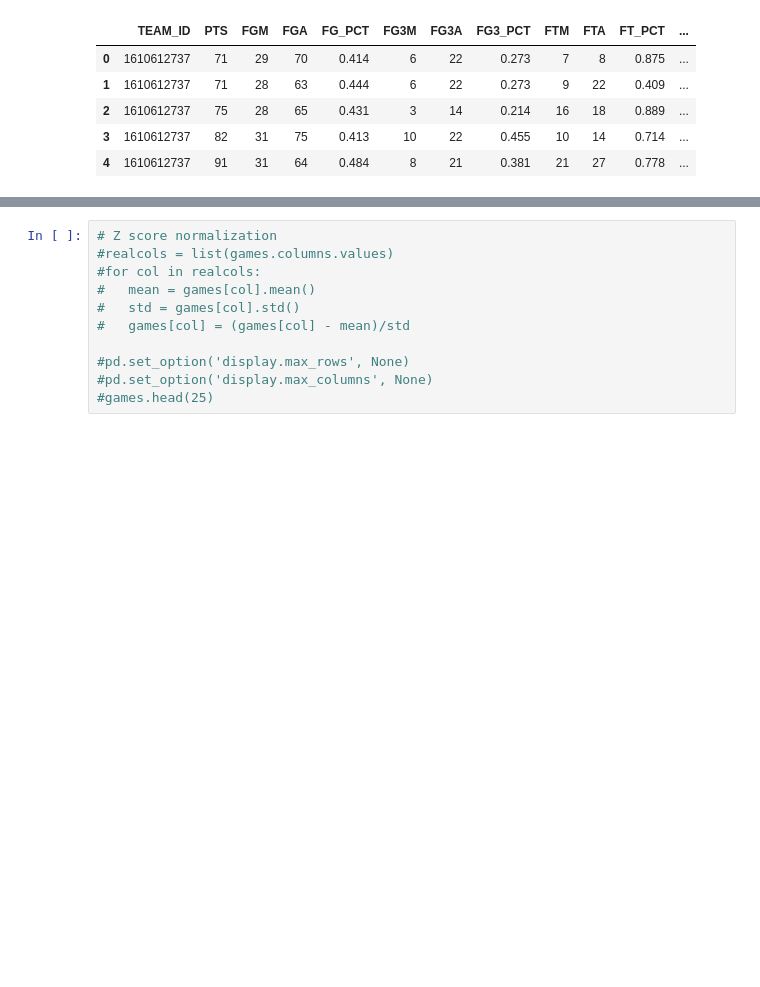
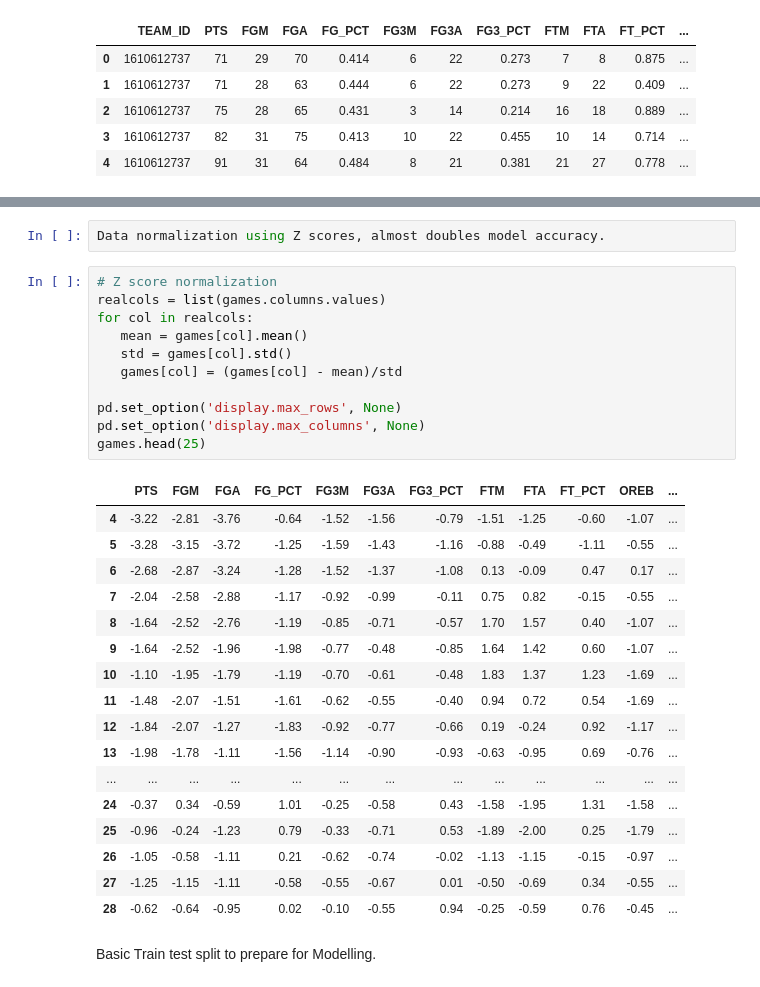
Before and after one commit to jtj60/Predicting-the-Scoring-Margin-of-NBA-Games-Using-Machine-Learning, a Jupyter notebook: code/main.ipynb, the cells around one changed output, grey strips where cells are left out. Drawn from its saved outputs; the diff is of its cells as text; blank space fills up the shorter version.

```diff
--- a/code/main.ipynb
+++ b/code/main.ipynb
@@ -286,17 +306,39 @@ games_averages.head(25)
 | 26 | 97.20 | 37.20 | 80.60 | 0.46 | 9.00 | 25.40 | 0.35 | 13.80 | 18.20 | 0.76 | 8.20 | ... |
 | 27 | 95.40 | 35.20 | 80.60 | 0.44 | 9.20 | 25.80 | 0.35 | 15.80 | 20.00 | 0.78 | 9.00 | ... |
 | 28 | 101.00 | 37.00 | 81.40 | 0.46 | 10.40 | 26.60 | 0.39 | 16.60 | 20.40 | 0.81 | 9.20 | ... |
+# %%
+Data normalization using Z scores, almost doubles model accuracy.
 # %%
 # Z score normalization
-#realcols = list(games.columns.values)
-#for col in realcols:
-#   mean = games[col].mean()
-#   std = games[col].std()
-#   games[col] = (games[col] - mean)/std
+realcols = list(games.columns.values)
+for col in realcols:
+   mean = games[col].mean()
+   std = games[col].std()
+   games[col] = (games[col] - mean)/std
 
-#pd.set_option('display.max_rows', None)
-#pd.set_option('display.max_columns', None)
-#games.head(25)
+pd.set_option('display.max_rows', None)
+pd.set_option('display.max_columns', None)
+games.head(25)
+# %% [output]
+|  | PTS | FGM | FGA | FG_PCT | FG3M | FG3A | FG3_PCT | FTM | FTA | FT_PCT | OREB | ... |
+| 4 | -3.22 | -2.81 | -3.76 | -0.64 | -1.52 | -1.56 | -0.79 | -1.51 | -1.25 | -0.60 | -1.07 | ... |
+| 5 | -3.28 | -3.15 | -3.72 | -1.25 | -1.59 | -1.43 | -1.16 | -0.88 | -0.49 | -1.11 | -0.55 | ... |
+| 6 | -2.68 | -2.87 | -3.24 | -1.28 | -1.52 | -1.37 | -1.08 | 0.13 | -0.09 | 0.47 | 0.17 | ... |
+| 7 | -2.04 | -2.58 | -2.88 | -1.17 | -0.92 | -0.99 | -0.11 | 0.75 | 0.82 | -0.15 | -0.55 | ... |
+| 8 | -1.64 | -2.52 | -2.76 | -1.19 | -0.85 | -0.71 | -0.57 | 1.70 | 1.57 | 0.40 | -1.07 | ... |
+| 9 | -1.64 | -2.52 | -1.96 | -1.98 | -0.77 | -0.48 | -0.85 | 1.64 | 1.42 | 0.60 | -1.07 | ... |
+| 10 | -1.10 | -1.95 | -1.79 | -1.19 | -0.70 | -0.61 | -0.48 | 1.83 | 1.37 | 1.23 | -1.69 | ... |
+| 11 | -1.48 | -2.07 | -1.51 | -1.61 | -0.62 | -0.55 | -0.40 | 0.94 | 0.72 | 0.54 | -1.69 | ... |
+| 12 | -1.84 | -2.07 | -1.27 | -1.83 | -0.92 | -0.77 | -0.66 | 0.19 | -0.24 | 0.92 | -1.17 | ... |
+| 13 | -1.98 | -1.78 | -1.11 | -1.56 | -1.14 | -0.90 | -0.93 | -0.63 | -0.95 | 0.69 | -0.76 | ... |
+| ... | ... | ... | ... | ... | ... | ... | ... | ... | ... | ... | ... | ... |
+| 24 | -0.37 | 0.34 | -0.59 | 1.01 | -0.25 | -0.58 | 0.43 | -1.58 | -1.95 | 1.31 | -1.58 | ... |
+| 25 | -0.96 | -0.24 | -1.23 | 0.79 | -0.33 | -0.71 | 0.53 | -1.89 | -2.00 | 0.25 | -1.79 | ... |
+| 26 | -1.05 | -0.58 | -1.11 | 0.21 | -0.62 | -0.74 | -0.02 | -1.13 | -1.15 | -0.15 | -0.97 | ... |
+| 27 | -1.25 | -1.15 | -1.11 | -0.58 | -0.55 | -0.67 | 0.01 | -0.50 | -0.69 | 0.34 | -0.55 | ... |
+| 28 | -0.62 | -0.64 | -0.95 | 0.02 | -0.10 | -0.55 | 0.94 | -0.25 | -0.59 | 0.76 | -0.45 | ... |
+# %% [markdown]
+Basic Train test split to prepare for Modelling.
 # %%
 # Test/Train splitting
 from sklearn.metrics import r2_score
```
Also changed, not shown: parts of 22 cells of this notebook.
